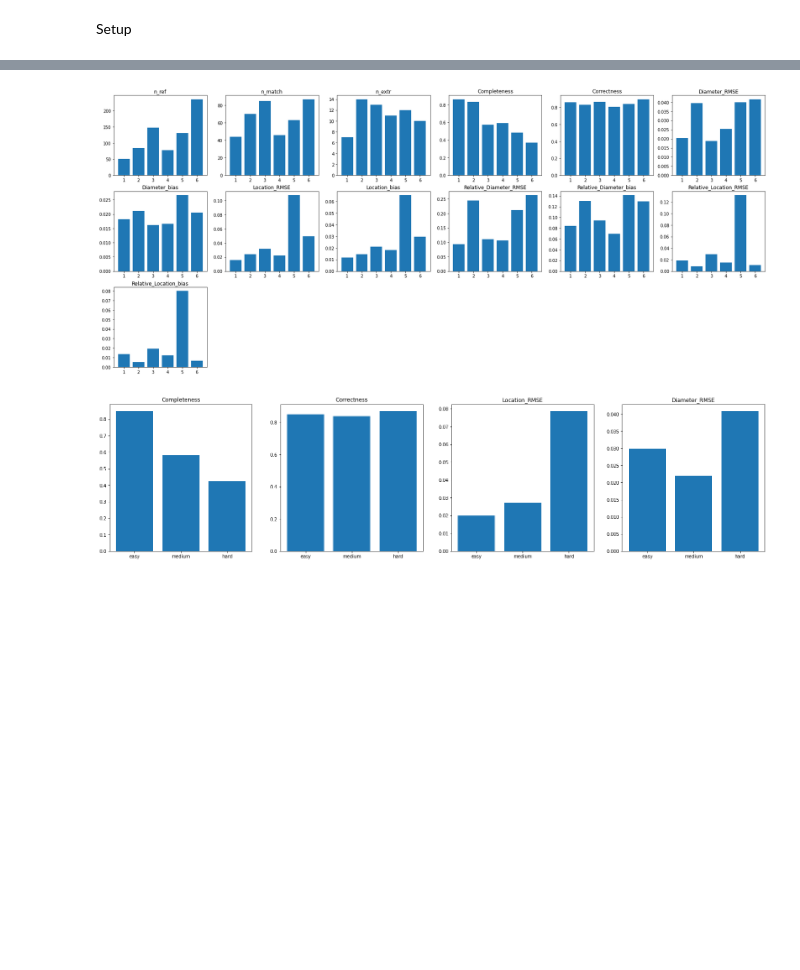
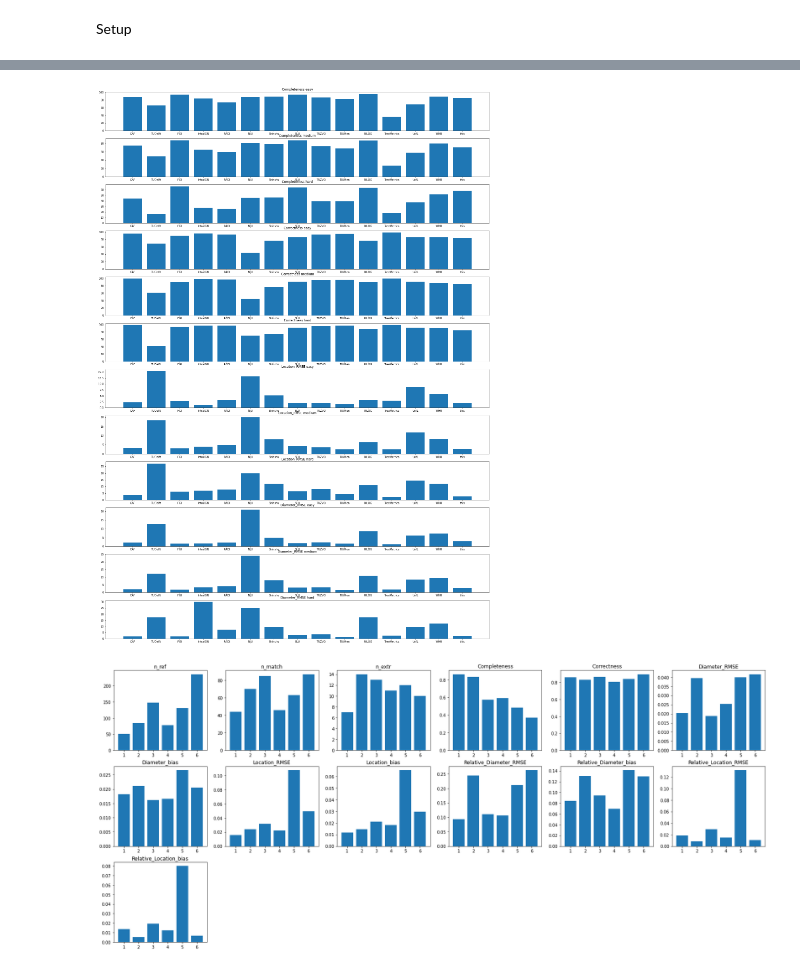
Before and after one commit to porteratzo/TreeTool, a Jupyter notebook: Benchmark.ipynb, the cells around one changed output, grey strips where cells are left out. Cells and saved outputs as stored; diff of their text form; code cells hidden in the pictures; blank space fills up the shorter version.

```diff
--- a/Benchmark.ipynb
+++ b/Benchmark.ipynb
@@ -248,0 +231,23 @@ DBHRMSEHard = [18, 174, 20, 300, 74, 250, 94, 30, 36, 12, 174, 24, 94, 124]
+# %%
+Methods = ['CAF','TUDelft','FGI','IntraIGN','RADI','NJU','Shinshu','SLU','TUZVO','TUWien','RILOG','TreeMetrics','UofL','WHU']
+CompletenessEasy = [88, 66, 94, 84, 74, 88, 89, 94, 87, 82, 96, 36, 69, 89]
+CompletenessMedium = [75, 49, 88, 65, 59, 81, 78, 88, 74, 68, 87, 27, 58, 80]
+CompletenessHard = [44, 16, 66, 27, 25, 45, 46, 64, 39, 39, 63, 18, 37, 52]
+
+CorrectnessEasy = [96, 69, 90, 97, 94, 44, 77, 86, 94, 95, 77, 99, 86, 86]
+CorrectnessMedium = [99, 61, 89, 98, 97, 44, 76, 91, 95, 96, 89, 99, 91, 88]
+CorrectnessHard = [99, 41, 93, 97, 97, 70, 74, 91, 95, 97, 88, 99, 91, 90]
+
+StemRMSEEasy = [2.2, 15.4, 2.8, 1.2, 3.2, 13.2, 5.2, 2.0, 2.0, 1.6, 3.2, 3.0, 8.8, 5.8]
+StemRMSEMedium = [3.2, 18.2, 3.0, 4.0, 4.8, 20.0, 8.0, 4.2, 3.6, 2.6, 6.4, 2.6, 11.6, 8.2]
+StemRMSEHard = [4.0, 27.3, 6.4, 7.0, 8.0, 20.0, 12.0, 6.6, 8.2, 4.8, 11.2, 2.4, 14.4, 12.0]
+
+DBHRMSEEasy = [2.0, 12.8, 1.4, 1.6, 2.0, 21.0, 4.8, 1.8, 2.2, 1.4, 8.6, 1.2, 6.2, 7.2]
+DBHRMSEMedium = [2.2, 12.2, 1.8, 3.4, 4.0, 24.0, 8.0, 3.2, 3.4, 1.6, 11.0, 2.0, 8.4, 9.6]
+DBHRMSEHard = [1.8, 17.4, 2.0, 30.0, 7.4, 25.0, 9.4, 3.0, 3.6, 1.2, 17.4, 2.4, 9.4, 12.4]
+# %%
+BenchmarkMetrics = {}
+BenchmarkMetrics['Completeness'] = [CompletenessEasy,CompletenessMedium,CompletenessHard]
+BenchmarkMetrics['Correctness'] = [CorrectnessEasy,CorrectnessMedium,CorrectnessHard]
+BenchmarkMetrics['Location_RMSE'] = [StemRMSEEasy,StemRMSEMedium,StemRMSEHard]
+BenchmarkMetrics['Diameter_RMSE'] = [DBHRMSEEasy,DBHRMSEMedium,DBHRMSEHard]
@@ -249,13 +256,24 @@ DBHRMSEHard = [18, 174, 20, 300, 74, 250, 94, 30, 36, 12, 174, 24, 94, 124]
 # %%
 alldata = ['n_ref', 'n_match', 'n_extr', 'Completeness', 'Correctness', 'Diameter_RMSE', 'Diameter_bias',
            'Location_RMSE', 'Location_bias', 'Relative_Diameter_RMSE', 'Relative_Diameter_bias', 'Relative_Location_RMSE', 'Relative_Location_bias']
-plt.figure(figsize=(28,12))
-for n,i in enumerate(alldata):
-    plt.subplot(3,6,n+1)
-    plt.title(i)
-    plt.bar(np.array([1,2,3,4,5,6]),eval(i))
+
+EvaluationMetrics = {}
+for i in alldata:
+    EvaluationMetrics[i] = fileFGI[i]
-# %% [output]
-[figure, removed]
+# %%
+alldata = ['Completeness', 'Correctness', 'Location_RMSE', 'Diameter_RMSE']
+dificulties = ['easy', 'medium', 'hard']
+plt.figure(figsize=(26,38))
+for n,i in enumerate(alldata):
+    for n2 in range(3):
+        plt.subplot(12,1,n*3+n2+1)
+        plt.title(i + ' ' + dificulties[n2])
+        mine = np.mean(EvaluationMetrics[i][slice(n2,n2+2)])*100
+
+        #plt.bar(np.arange(len(BenchmarkMetrics[i][n2])+1),BenchmarkMetrics[i][n2]+[mine])
+        plt.bar(Methods + ['this'],BenchmarkMetrics[i][n2]+[mine])
+# %% [output]
+[figure, added]
 # %%
 if True:
     np.savez('resultsFGI',
@@ -281,10 +296,8 @@ file = np.load('results.npz')
 # %%
-alldata = ['Completeness', 'Correctness', 'Location_RMSE', 'Diameter_RMSE']
-plt.figure(figsize=(26,6))
+plt.figure(figsize=(28,12))
 for n,i in enumerate(alldata):
-    plt.subplot(1,4,n+1)
+    plt.subplot(3,6,n+1)
     plt.title(i)
-    avdat = [np.mean(eval(i)[slice(k,k+2)]) for k in [0,2,4]]
-    plt.bar(np.array(['easy','medium','hard']),avdat)
+    plt.bar(np.array([1,2,3,4,5,6]),EvaluationMetrics[i])
 # %% [output]
-[figure, old version]
+[figure, new version]
```
Also changed, not shown: parts of 7 cells of this notebook, 6 other files.
